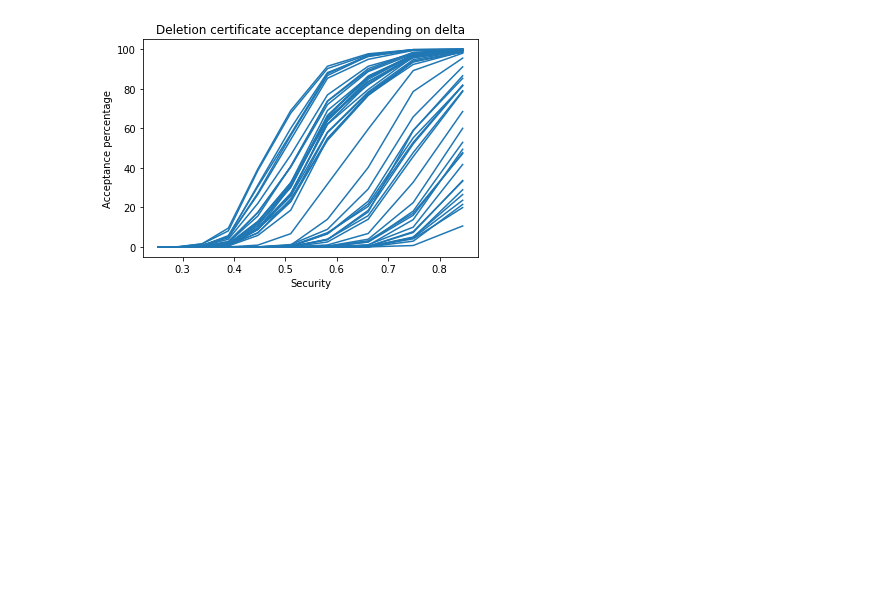
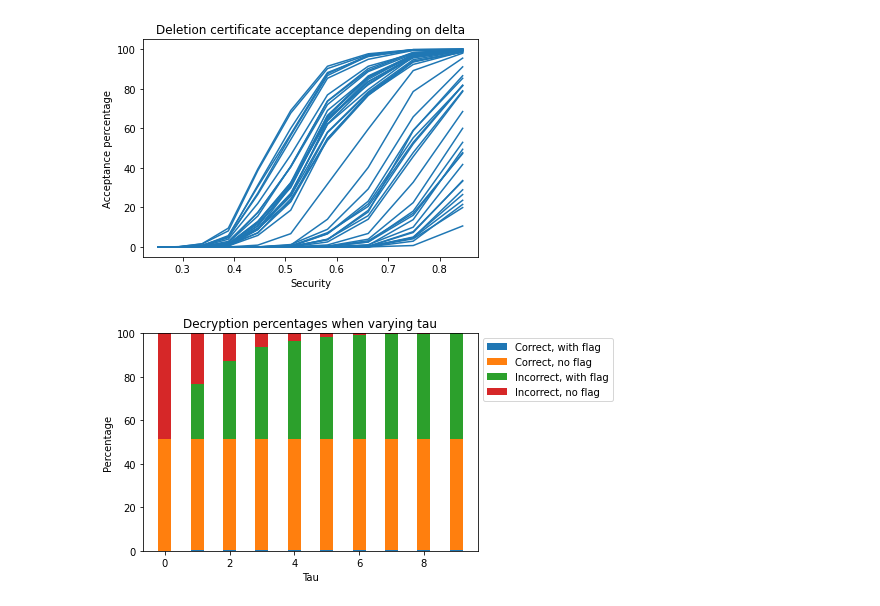
Before and after one commit to OrenScheer/certified-deletion, a Jupyter notebook: plot_creation.ipynb, the cells around one changed output. Drawn from its saved outputs; the diff is of its cells as text; code cells hidden in the pictures; blank space fills up the shorter version.

Commit message:
Add another plot

```diff
--- a/plot_creation.ipynb
+++ b/plot_creation.ipynb
@@ -231,0 +257,24 @@ plt.show()
+# %%
+x = [i for i in range(10)]
+width = 0.4
+
+correct_with_flag = np.array(correct_with_flag)
+correct_no_flag = np.array(correct_no_flag)
+incorrect_with_flag = np.array(incorrect_with_flag)
+incorrect_no_flag = np.array(incorrect_no_flag)
+
+fig, ax = plt.subplots()
+
+ax.bar(x, correct_with_flag, width, label='Correct, with flag')
+ax.bar(x, correct_no_flag, width, bottom=correct_with_flag, label='Correct, no flag')
+ax.bar(x, incorrect_with_flag, width, bottom=correct_with_flag+correct_no_flag, label='Incorrect, with flag')
+ax.bar(x, incorrect_no_flag, width, bottom=correct_with_flag+correct_no_flag+incorrect_with_flag, label='Incorrect, no flag')
+
+ax.set_ylabel('Percentage')
+ax.set_xlabel("Tau")
+ax.set_title('Decryption percentages when varying tau')
+
+plt.legend(bbox_to_anchor=(1,1), loc="upper left")
+plt.show()
+# %% [output]
+[figure, added]
```
Also changed, not shown: parts of 1 cell of this notebook.
